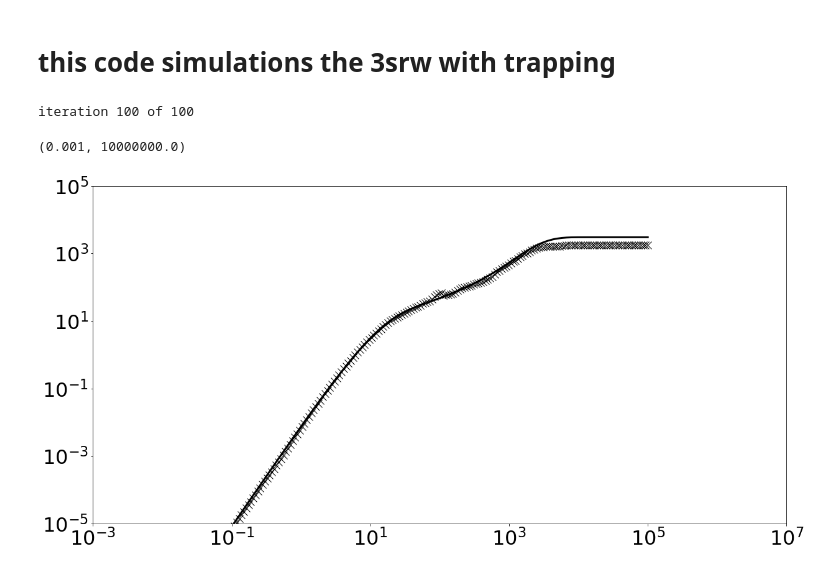
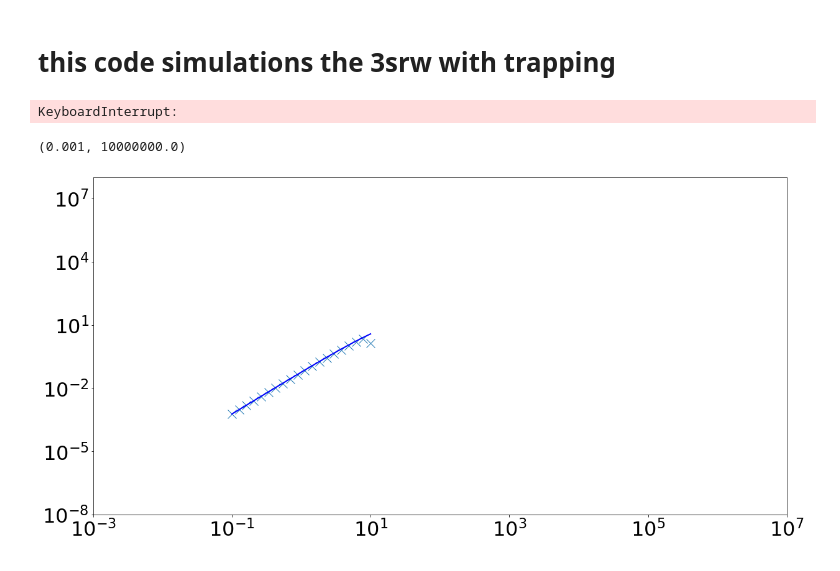
Before and after one commit to jkpierce/rw-diffu, a Jupyter notebook: code/trapping-model.ipynb, the cells around one changed output. Drawn from its saved outputs; the diff is of its cells as text; code cells hidden in the pictures.

```diff
--- a/code/trapping-model.ipynb
+++ b/code/trapping-model.ipynb
@@ -126,19 +138,18 @@ k2 = 1/tmotion
 k1 = 1/trest
 kap = 1/ttrap
 v = 0.5
-theta1 = 0.0
-theta2 = 1.0
+theta1 = 0.6
+theta2 = 0.4
 
-T,X = ens(100,dt=1e-5,tmax=10,k1=k1,k2=k2,kap=kap,theta1=theta1,theta2=theta2,v=v)
+T,X = ens(300,dt=1e-3,tmax=1e6,k1=k1,k2=k2,kap=kap,theta1=theta1,theta2=theta2,v=v)
 # %% [output]
-iteration 100 of 100
+KeyboardInterrupt:
 # %%
-#plt.loglog(T,X.var(0),'x',color='red')
-plt.loglog(t,var,'x',color='black',markersize=12)
-plt.loglog(t,cumulants(t,2,k1,k2,kap,v),color='black',lw=3)
-
-plt.ylim(1e-5,1e5)
+t = np.geomspace(1e-3,1e7,100)
+plt.loglog(T,X.var(0),'x',markersize=14,color='blue')
+plt.loglog(T,cumulants(T,2,k1,k2,kap,v,theta2),color='black',lw=2)#,marker='x',linestyle='None')
+plt.ylim(1e-8,1e8)
 plt.xlim(1e-3,1e7)
 # %% [output]
 (0.001, 10000000.0)
-[figure, old version]
+[figure, new version]
```
Also changed, not shown: parts of 16 cells of this notebook, 4 other files.
